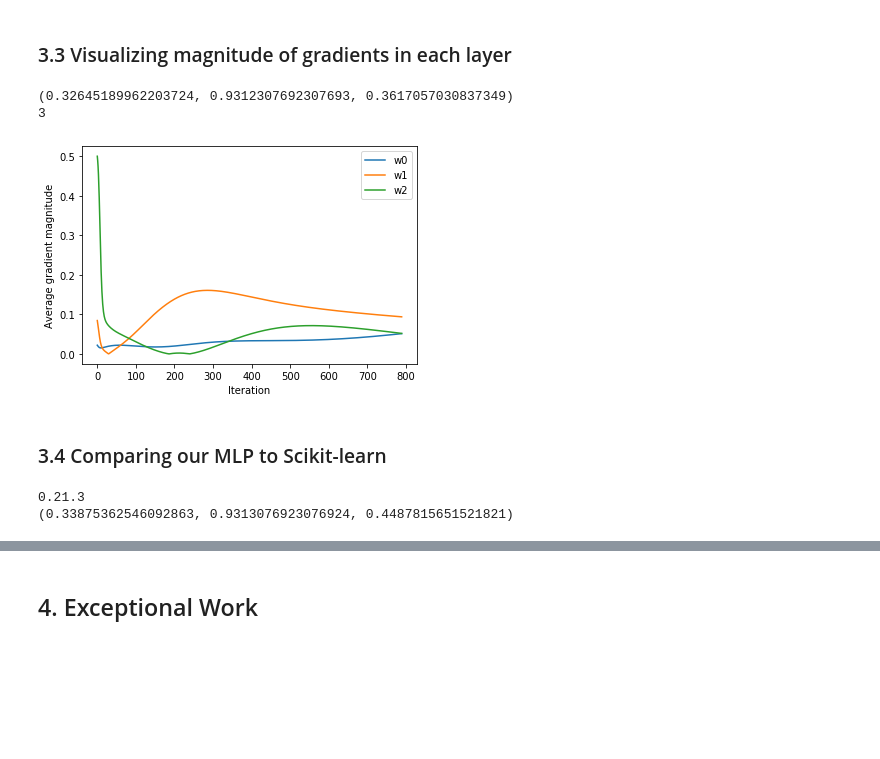
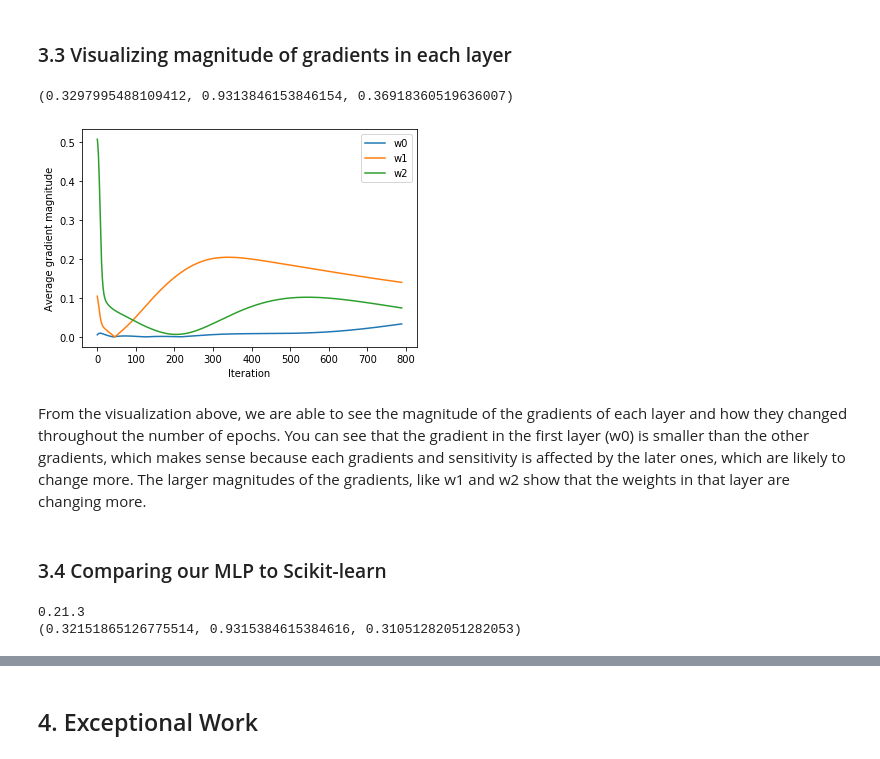
Before and after one commit to arelyalc/machineLearningLabs, a Jupyter notebook: Lab4Latest.ipynb, the cells around one changed output, grey strips where cells are left out. Drawn from its saved outputs; the diff is of its cells as text; code cells hidden in the pictures; blank space fills up the shorter version.

```diff
--- a/Lab4Latest.ipynb
+++ b/Lab4Latest.ipynb
@@ -868,26 +869,26 @@ Layers:  5  &  Epochs:  800  &  Neurons:  90  ->  (0.024215468248085004, 0.03769
 # %%
 import matplotlib.pyplot as plt
 %matplotlib inline
 
-params = dict(n_layers=3, n_hidden=50, C=0.1, epochs=800,
+params = dict(n_layers=3, n_hidden=50, C=0.001, epochs=800,
                       eta=0.001, phi='sigmoid', cost='quadratic', random_state=1)
 nn = MultiLayerPerceptron(**params)
 print(calculate_metrics(nn,X,y))
 
 ax = plt.subplot(1,1,1)
 for i in range(len(nn.grad)):
     plt.plot(abs(nn.grad_W_[i][10:]), label=('w'+str(i)))
 
-print(len(nn.grad))
 
 plt.legend()
 plt.ylabel('Average gradient magnitude')
 plt.xlabel('Iteration')
 plt.show()
 # %% [output]
-(0.32645189962203724, 0.9312307692307693, 0.3617057030837349)
-3
+(0.3297995488109412, 0.9313846153846154, 0.36918360519636007)
-[figure, old version]
+[figure, new version]
+# %% [markdown]
+From the visualization above, we are able to see the magnitude of the gradients of each layer and how they changed throughout the number of epochs. You can see that the gradient in the first layer (w0) is smaller than the other gradients, which makes sense because each gradients and sensitivity is affected by the later ones, which are likely to change more. The larger magnitudes of the gradients, like w1 and w2 show that the weights in that layer are changing more.
 # %% [markdown]
 ### 3.4 Comparing our MLP to Scikit-learn
 # %%
@@ -900,10 +901,10 @@ print(sklearn_version)
 clf = MLPClassifier(hidden_layer_sizes=(50, ),
                     activation='logistic',
                     solver='sgd',
-                    alpha=1e-4, # L2 penalty
+                    alpha=0.001, # L2 penalty
                     batch_size='auto', # min of 200, num_samples
                     learning_rate='constant',
-                    learning_rate_init=0.1, # only SGD
+                    learning_rate_init=0.001, # only SGD
                     power_t=0.5,    # only SGD
                     max_iter=75,
                     shuffle=True,
@@ -922,4 +923,4 @@ clf = MLPClassifier(hidden_layer_sizes=(50, ),
 print(calculate_metrics(clf,X,y))
 # %% [output]
 0.21.3
-(0.33875362546092863, 0.9313076923076924, 0.4487815651521821)
+(0.32151865126775514, 0.9315384615384616, 0.31051282051282053)
```
Also changed, not shown: parts of 12 cells of this notebook.
